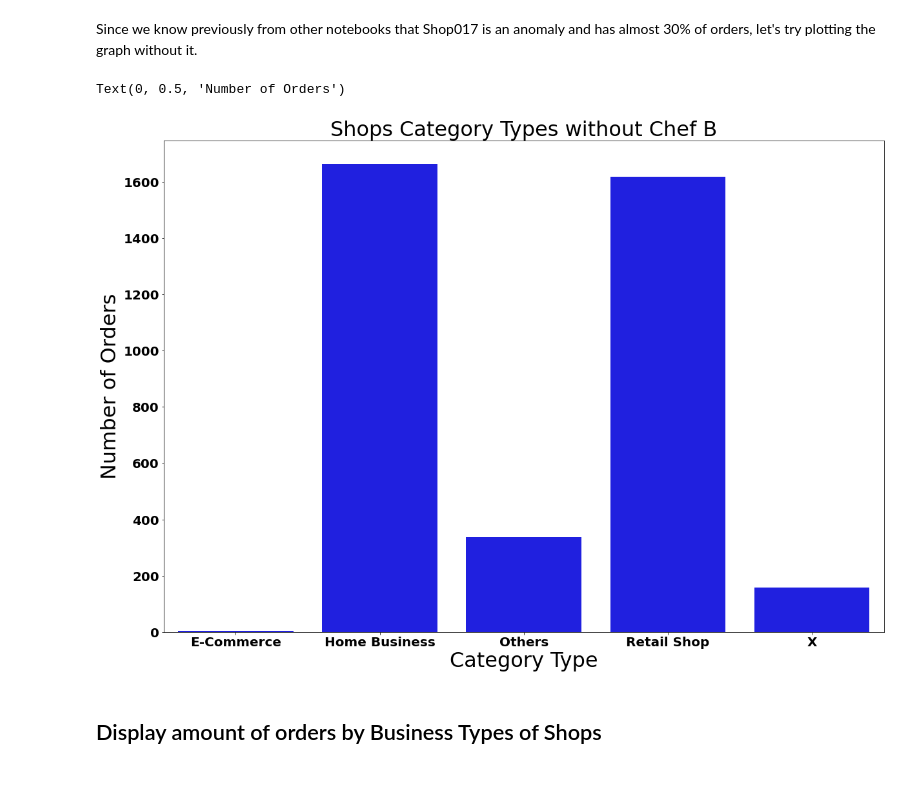
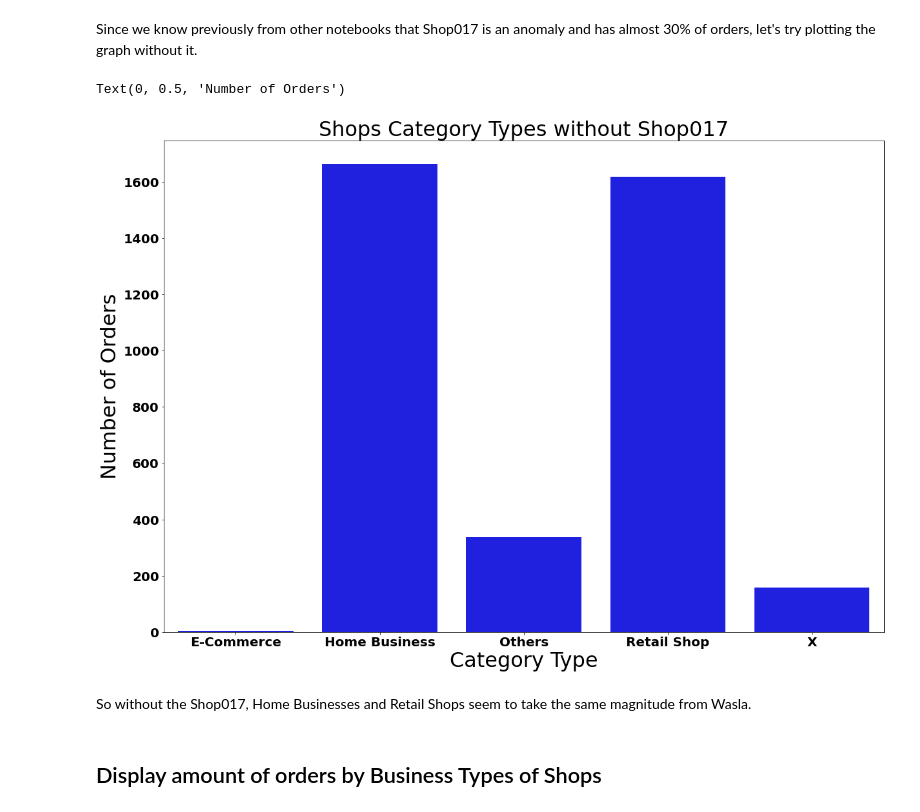
Before and after one commit to khalidalawar1/WaslaNowDA, a Jupyter notebook: 4. Business & Category Type.ipynb, the cells around one changed output. Saved outputs shown, nothing was run; the diff lists cells and outputs as text; code cells hidden in the pictures; blank space fills up the shorter version.

```diff
--- a/4. Business & Category Type.ipynb
+++ b/4. Business & Category Type.ipynb
@@ -43,6 +57,0 @@ df['Order Date']= pd.to_datetime(df['Order Date'],format='%d/%m/%Y', errors='rai
-# %%
-sns.set_context({"figure.figsize": (20, 8)})
-
-#importing shops information
-shops_df =  pd.read_excel('./anonymized/Shops Master Sheet.xlsx' , usecols = "A:H")
-shops_df.head()
@@ -81,15 +87,17 @@ Text(0, 0.5, 'Number of Orders')
 # %% [markdown]
 Since we know previously from other notebooks that Shop017 is an anomaly and has almost 30% of orders, let's try plotting the graph without it.
 # %%
-#without Chef B
+#without Shop017
 category_types = merged_df[merged_df['Shop'] != 'Shop017'].groupby('Category Type')['Shop'].count()
 ax = sns.barplot(x = category_types.index, y = category_types.values , color = "blue")
 
-ax.set_title('Shops Category Types without Chef B')
+ax.set_title('Shops Category Types without Shop017')
 ax.set_ylabel("Number of Orders")
 # %% [output]
 Text(0, 0.5, 'Number of Orders')
-[figure, old version]
+[figure, new version]
+# %% [markdown]
+So without the Shop017, Home Businesses and Retail Shops seem to take the same magnitude from Wasla.
 # %% [markdown]
 ## Display amount of orders by Business Types of Shops
 # %%
```
Also changed, not shown: parts of 14 cells of this notebook, 3 other files.
